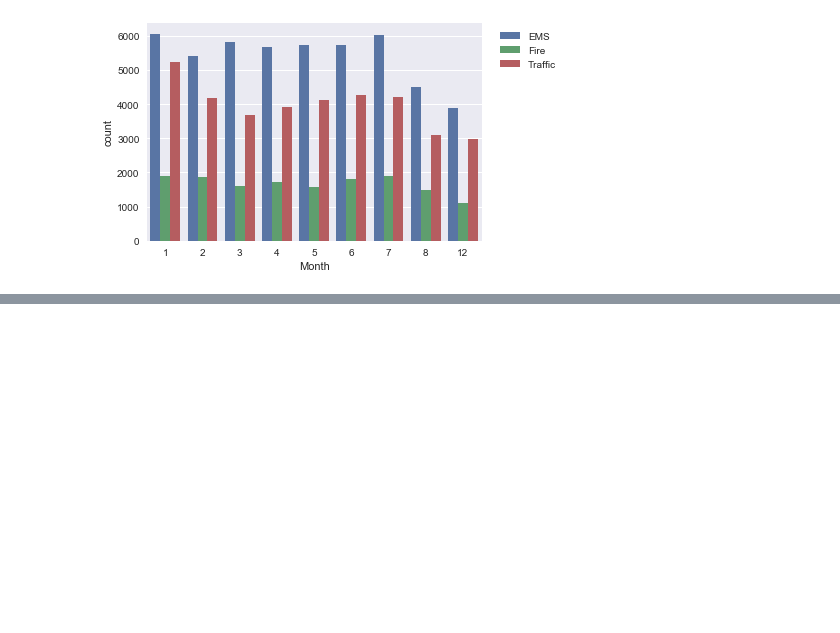
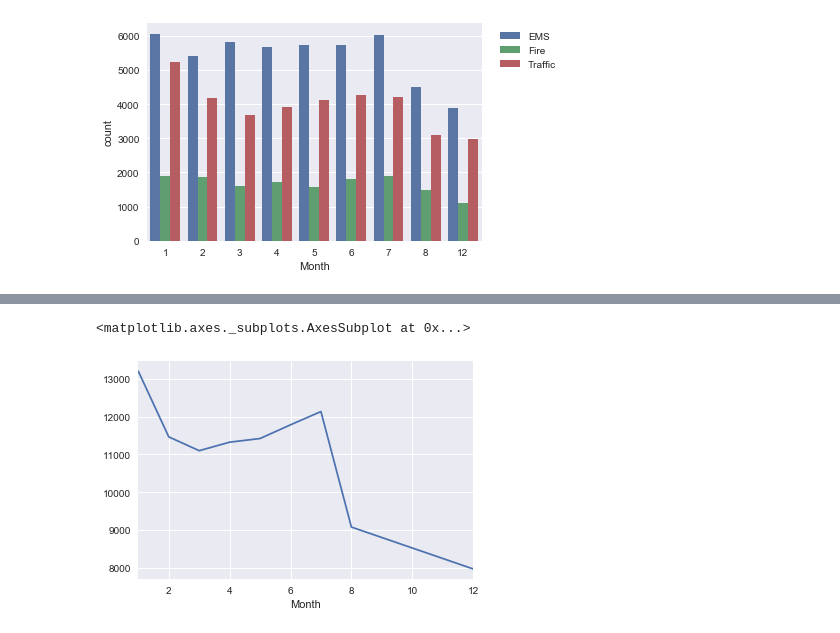
Before and after one commit to IrwingD/ML--Exploratory-Data-Analysis-Basics, a Jupyter notebook: 911 Calls.ipynb, the cells around one changed output, grey strips where cells are left out. Drawn from its saved outputs; the diff is of its cells as text; code cells hidden in the pictures; blank space fills up the shorter version.

```diff
--- a/911 Calls.ipynb
+++ b/911 Calls.ipynb
@@ -198,0 +201,3 @@ plt.legend(bbox_to_anchor=(1.25,1))
+# %%
+by_month = df.groupby('Month').count()
+by_month.head()
@@ -198,0 +212,5 @@ plt.legend(bbox_to_anchor=(1.25,1))
+# %%
+by_month['e'].plot()
+# %% [output]
+<matplotlib.axes._subplots.AxesSubplot at 0x...>
+[figure, added]
```
Also changed, not shown: parts of 6 cells of this notebook.
